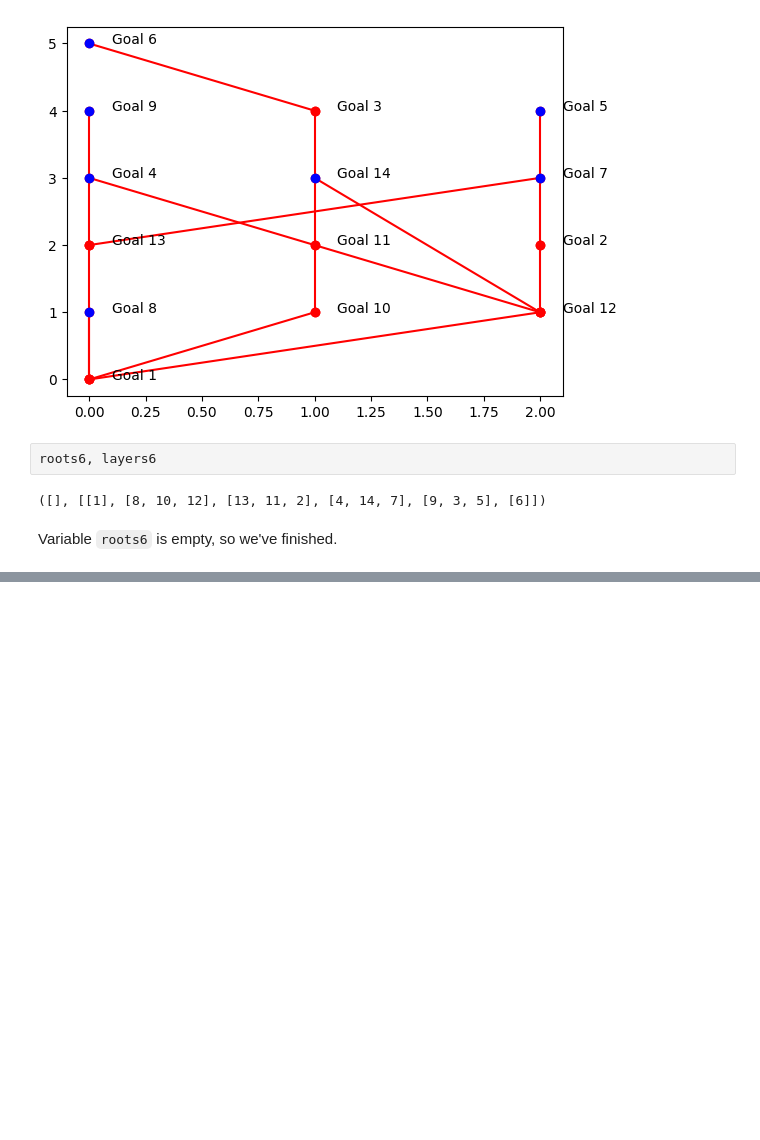
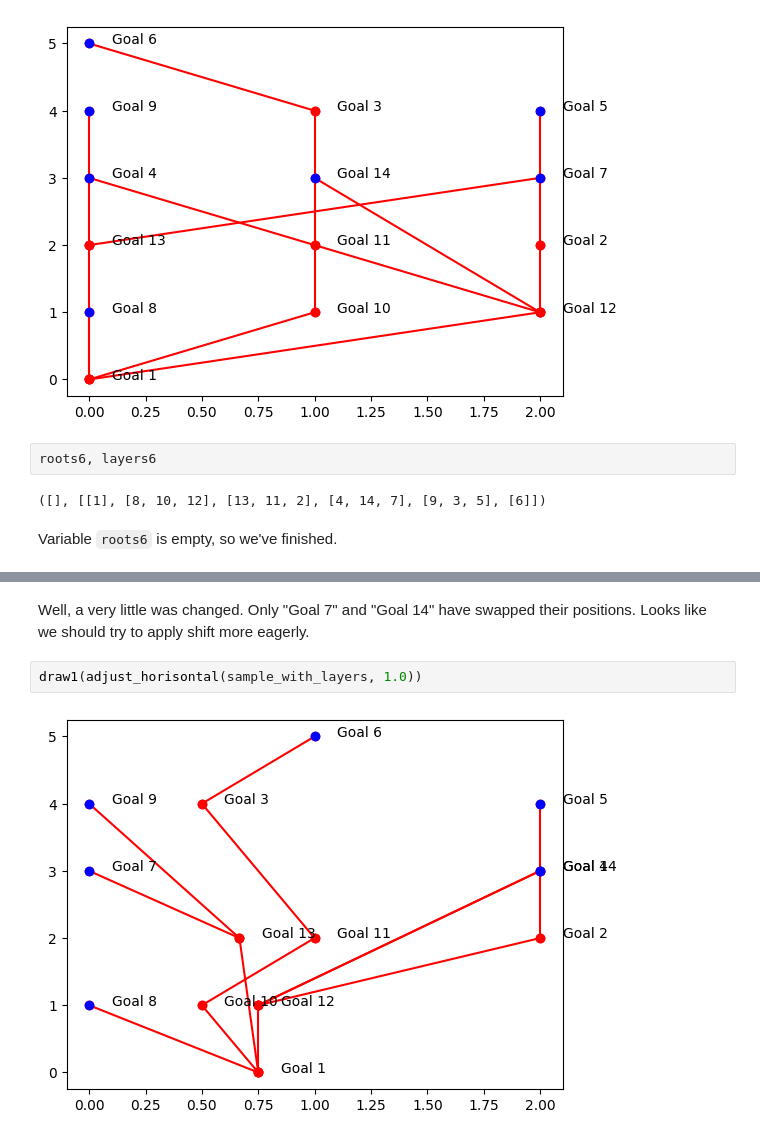
Before and after one commit to ahitrin/SiebenApp-render-playground, a Jupyter notebook: notebooks/sieben-render.ipynb, the cells around one changed output, grey strips where cells are left out. Drawn from its saved outputs; the diff is of its cells as text; blank space fills up the shorter version.

```diff
--- a/notebooks/sieben-render.ipynb
+++ b/notebooks/sieben-render.ipynb
@@ -296,0 +383,6 @@ Variable `roots6` is empty, so we've finished.
+# %% [markdown]
+Well, a very little was changed. Only "Goal 7" and "Goal 14" have swapped their positions. Looks like we should try to apply shift more eagerly.
+# %%
+draw1(adjust_horisontal(sample_with_layers, 1.0))
+# %% [output]
+[figure, added]
```
Also changed, not shown: parts of 17 cells of this notebook.
